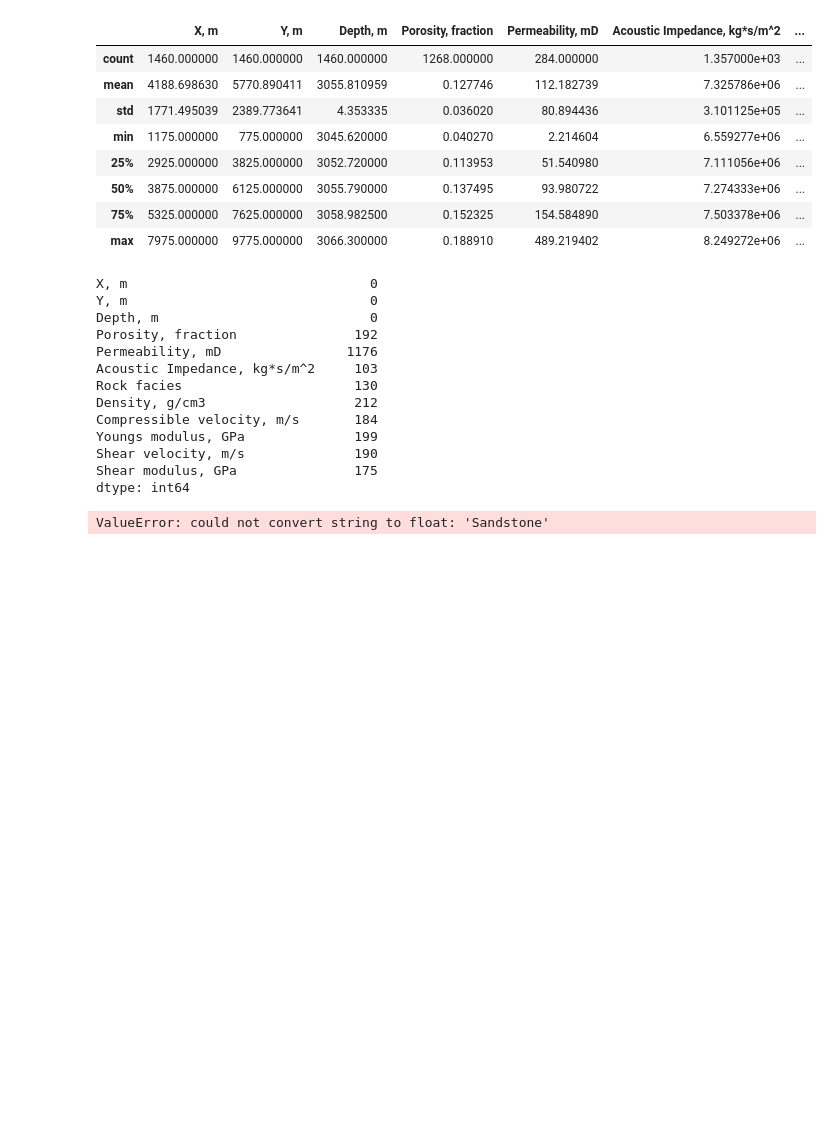
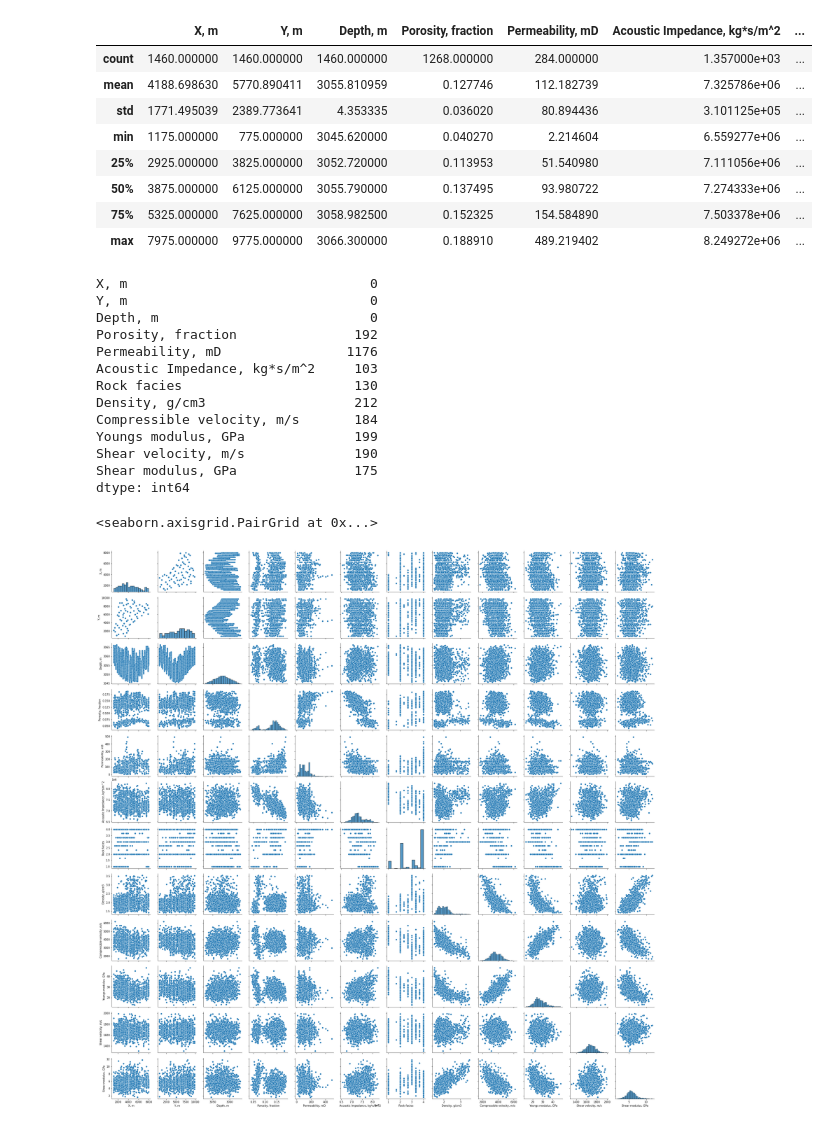
Before and after one commit to fraclad/MOAR-Drilling, a Jupyter notebook: notebooks/Irvin_EDA.ipynb, the cells around one changed output. Cells and saved outputs as stored; diff of their text form; code cells hidden in the pictures; blank space fills up the shorter version.

```diff
--- a/notebooks/Irvin_EDA.ipynb
+++ b/notebooks/Irvin_EDA.ipynb
@@ -52,0 +24,7 @@ dfProd.head()
+# %%
+avg_features = ["Porosity, fraction", "Permeability, mD", "Compressible velocity, m/s","Youngs modulus, GPa", "Shear modulus, GPa","Shear velocity, m/s"]
+avg_dict = {k:"mean" for k in avg_features}
+dfProd["Well_ID"] = dfProd["Well_ID"].str[8:].astype(int)
+dfWellAvg = dfProd.groupby(dfProd["Well_ID"]).agg(avg_dict)
+print(dfWellAvg)
+dfWellAvg.isna().sum()
@@ -52,0 +77,3 @@ dfProd.head()
+# %%
+ordinal_mapper = {'Sandstone': 4, 'Sandy shale': 3, 'Shaly sandstone': 2, 'Shale': 1}
+dfProd['Rock facies'] = dfProd['Rock facies'].replace(ordinal_mapper)
@@ -80,7 +138,12 @@ Youngs modulus, GPa              199
 Shear velocity, m/s              190
 Shear modulus, GPa               175
 dtype: int64
+# %%
+X = dfProd.drop("Well_ID", axis=1)
 # %%
-dfProdimputed = imputer.fit_transform(dfProd)
+dfProdimputed = pd.DataFrame(imputer.fit_transform(X), columns = X.columns)
-# %% [output]
-ValueError: could not convert string to float: 'Sandstone'
+# %%
+sns.pairplot(dfProdimputed)
+# %% [output]
+<seaborn.axisgrid.PairGrid at 0x...>
+[figure, added]
```
Also changed, not shown: parts of 20 cells of this notebook.
